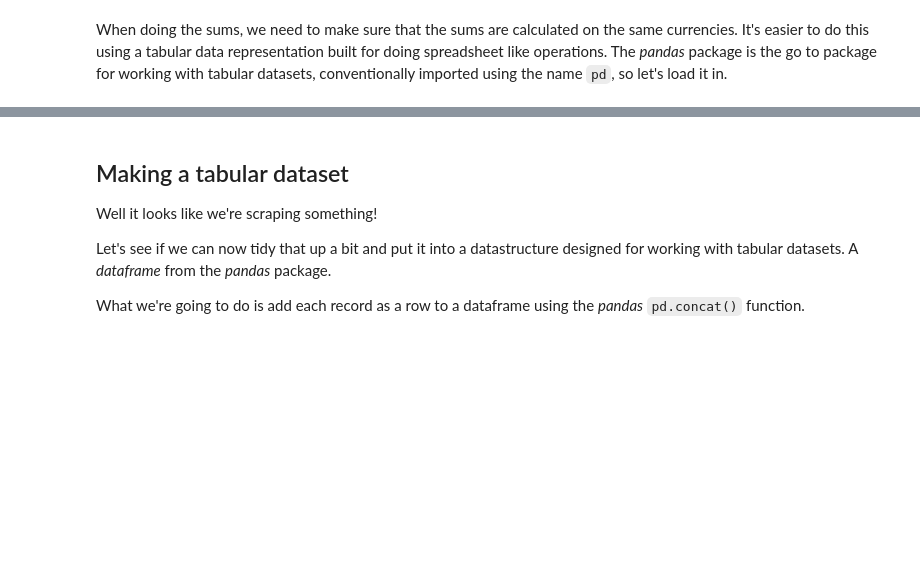
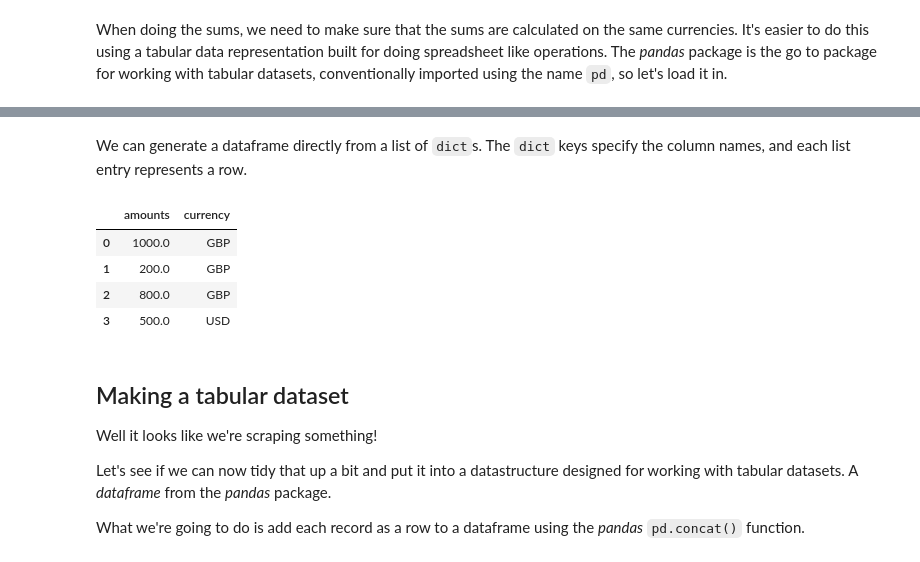
Before and after one commit to psychemedia/parlihacks, a Jupyter notebook: notebooks/MP Register of Interests.ipynb, the cells around one changed output, grey strips where cells are left out. Saved outputs shown, nothing was run; the diff lists cells and outputs as text; code cells hidden in the pictures; blank space fills up the shorter version.

Commit message:
Show example dataframe

```diff
--- a/notebooks/MP Register of Interests.ipynb
+++ b/notebooks/MP Register of Interests.ipynb
@@ -596,3 +548,15 @@ for p in ptags:
+# %% [markdown]
+We can generate a dataframe directly from a list of `dict`s. The `dict` keys specify the column names, and each list entry represents a row.
+# %%
+#Generate a test example dataframe
+df = pd.DataFrame( getamounts('I got £1000. In two lots: £200 and £800. And then $500') )
+df
+# %% [output]
+|  | amounts | currency |
+| 0 | 1000.0 | GBP |
+| 1 | 200.0 | GBP |
+| 2 | 800.0 | GBP |
+| 3 | 500.0 | USD |
 # %% [markdown]
 ## Making a tabular dataset
 
```
Also changed, not shown: parts of 2 cells of this notebook.
